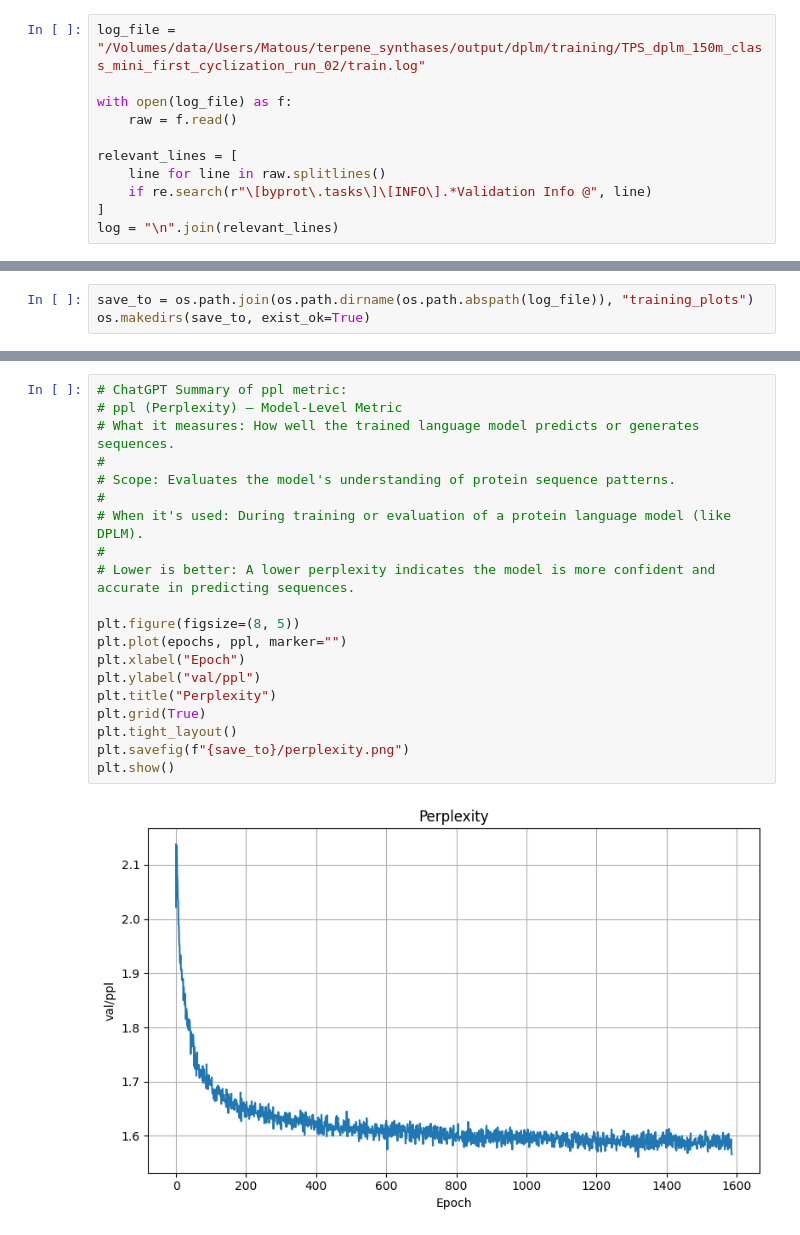
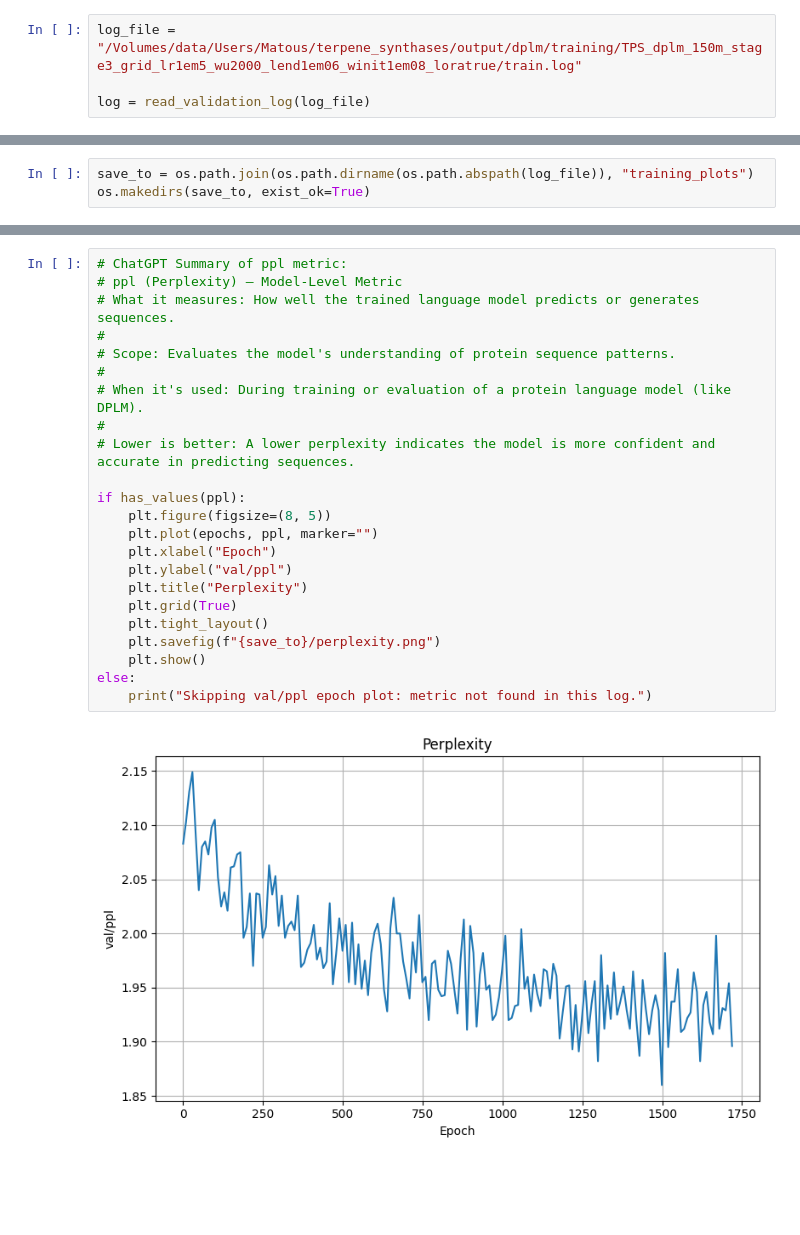
Before and after one commit to soldatmat/dplm, a Jupyter notebook: plot/dplm_plot.ipynb, the cells around one changed output, grey strips where cells are left out. Cells and saved outputs as stored; diff of their text form; blank space fills up the shorter version.

Commit message:
Improve dplm train metrics plotting

```diff
--- a/plot/dplm_plot.ipynb
+++ b/plot/dplm_plot.ipynb
@@ -6,14 +14,7 @@ import matplotlib.pyplot as plt
 # %%
-log_file = "/Volumes/data/Users/Matous/terpene_synthases/output/dplm/training/TPS_dplm_150m_class_mini_first_cyclization_run_02/train.log"
+log_file = "/Volumes/data/Users/Matous/terpene_synthases/output/dplm/training/TPS_dplm_150m_stage3_grid_lr1em5_wu2000_lend1em06_winit1em08_loratrue/train.log"
 
-with open(log_file) as f:
-    raw = f.read()
-
-relevant_lines = [
-    line for line in raw.splitlines()
-    if re.search(r"\[byprot\.tasks\]\[INFO\].*Validation Info @", line)
-]
-log = "\n".join(relevant_lines)
+log = read_validation_log(log_file)
 # %%
 checkpoints = list(range(1_000, 22_001, 1_000))
 # %%
@@ -121,23 +85,26 @@ plt.show()
 # %%
 # ChatGPT Summary of ppl metric:
 # ppl (Perplexity) — Model-Level Metric
 # What it measures: How well the trained language model predicts or generates sequences.
 #
 # Scope: Evaluates the model's understanding of protein sequence patterns.
 #
 # When it's used: During training or evaluation of a protein language model (like DPLM).
 #
 # Lower is better: A lower perplexity indicates the model is more confident and accurate in predicting sequences.
 
-plt.figure(figsize=(8, 5))
-plt.plot(epochs, ppl, marker="")
-plt.xlabel("Epoch")
-plt.ylabel("val/ppl")
-plt.title("Perplexity")
-plt.grid(True)
-plt.tight_layout()
-plt.savefig(f"{save_to}/perplexity.png")
-plt.show()
+if has_values(ppl):
+    plt.figure(figsize=(8, 5))
+    plt.plot(epochs, ppl, marker="")
+    plt.xlabel("Epoch")
+    plt.ylabel("val/ppl")
+    plt.title("Perplexity")
+    plt.grid(True)
+    plt.tight_layout()
+    plt.savefig(f"{save_to}/perplexity.png")
+    plt.show()
+else:
+    print("Skipping val/ppl epoch plot: metric not found in this log.")
 # %% [output]
-[figure, old version]
+[figure, new version]
 # %%
```
Also changed, not shown: parts of 11 cells of this notebook, 2 other files.
